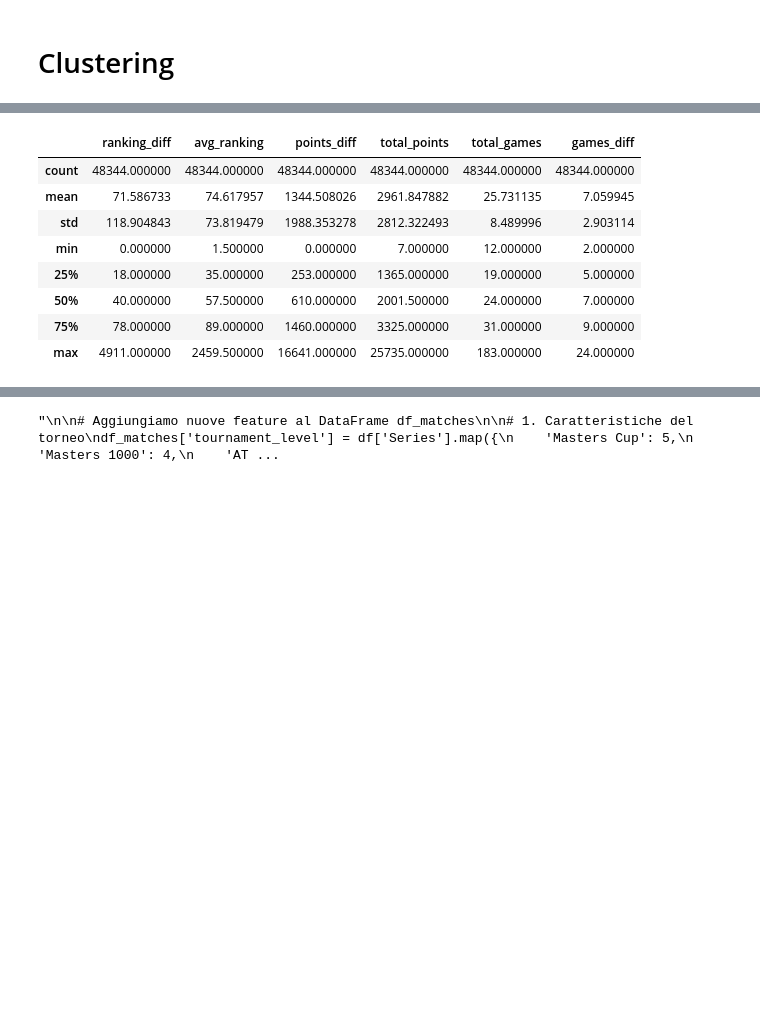
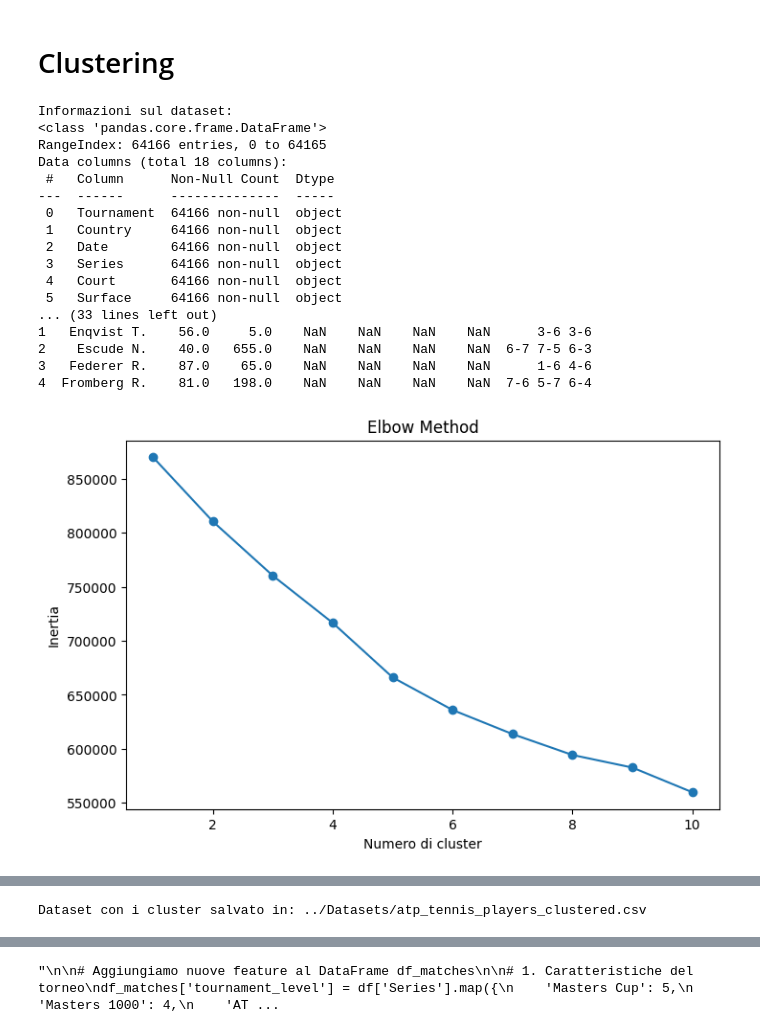
Before and after one commit to enricopierga/DataScience_2024-2025_Projects, a Jupyter notebook: Clustering/clustering_players.ipynb, the cells around one changed output, grey strips where cells are left out. Saved outputs shown, nothing was run; the diff lists cells and outputs as text; code cells hidden in the pictures; blank space fills up the shorter version.

Commit message:
clustering players

```diff
--- a/Clustering/clustering_players.ipynb
+++ b/Clustering/clustering_players.ipynb
@@ -17,6 +17,11 @@ df = pd.read_csv('../Datasets/atp_tennis.csv')
 # Rimuovere righe con valori mancanti (se presenti)
 df = df.dropna()
 # %%
+#### TEST ###
+
+
+
+
 import pandas as pd
 import numpy as np
 from sklearn.preprocessing import StandardScaler, LabelEncoder
@@ -26,7 +31,7 @@ import matplotlib.pyplot as plt
 import seaborn as sns
 
 # Caricamento del dataset
-file_path = '/Datasets/atp_tennis.csv'  # Cambia il percorso se necessario
+file_path = '../Datasets/atp_tennis.csv'  # Cambia il percorso se necessario
 data = pd.read_csv(file_path)
 
 # Esplorazione iniziale del dataset
@@ -98,31 +103,50 @@ plt.show()
 # Scegli il numero di cluster (ad esempio, 3 o in base ai grafici sopra)
 optimal_clusters = 3
 kmeans = KMeans(n_clusters=optimal_clusters, random_state=42)
 data['Cluster'] = kmeans.fit_predict(data_scaled)
 
 # -------------------------
 # Visualizzazione dei risultati
 # -------------------------
 
 # Riduzione dimensionale per visualizzazione (usando PCA)
 from sklearn.decomposition import PCA
 
 pca = PCA(n_components=2)
 data_pca = pca.fit_transform(data_scaled)
 
 plt.figure(figsize=(8, 6))
 sns.scatterplot(x=data_pca[:, 0], y=data_pca[:, 1], hue=data['Cluster'], palette='Set1', s=50)
 plt.title('Visualizzazione dei cluster')
 plt.xlabel('PC1')
 plt.ylabel('PC2')
 plt.legend(title='Cluster')
 plt.show()
 
 # -------------------------
 # Salvataggio dei risultati
 # -------------------------
 
 # Salva il dataset con i cluster assegnati
-output_path = '/Datasets/atp_tennis.csv'
+output_path = '../Datasets/atp_tennis_players_clustered.csv'
 data.to_csv(output_path, index=False)
 print(f"Dataset con i cluster salvato in: {output_path}")
+# %% [output]
+Informazioni sul dataset:
+<class 'pandas.core.frame.DataFrame'>
+RangeIndex: 64166 entries, 0 to 64165
+Data columns (total 18 columns):
+ #   Column      Non-Null Count  Dtype
+---  ------      --------------  -----
+ 0   Tournament  64166 non-null  object
+ 1   Country     64166 non-null  object
+ 2   Date        64166 non-null  object
+ 3   Series      64166 non-null  object
+ 4   Court       64166 non-null  object
+ 5   Surface     64166 non-null  object
+... (33 lines left out)
+1   Enqvist T.    56.0     5.0    NaN    NaN    NaN    NaN      3-6 3-6
+2    Escude N.    40.0   655.0    NaN    NaN    NaN    NaN  6-7 7-5 6-3
+3   Federer R.    87.0    65.0    NaN    NaN    NaN    NaN      1-6 4-6
+4  Fromberg R.    81.0   198.0    NaN    NaN    NaN    NaN  7-6 5-7 6-4
+[figure, added]
@@ -129,40 +155 @@ print(f"Dataset con i cluster salvato in: {output_path}")
+Dataset con i cluster salvato in: ../Datasets/atp_tennis_players_clustered.csv
-# %%
-# Creiamo nuove feature per ogni partita
-df_matches = pd.DataFrame()
-
-# 1. Differenza di ranking tra i giocatori
-df_matches['ranking_diff'] = abs(df['Rank_1'] - df['Rank_2'])
-
-# 2. Media ranking dei due giocatori
-df_matches['avg_ranking'] = (df['Rank_1'] + df['Rank_2']) / 2
-
-# 3. Differenza punti (se disponibili)
-if 'Pts_1' in df.columns and 'Pts_2' in df.columns:
-    df_matches['points_diff'] = abs(df['Pts_1'] - df['Pts_2'])
-    df_matches['total_points'] = df['Pts_1'] + df['Pts_2']
-
-# 4. Competitività della partita (basata sul punteggio)
-def get_match_competitiveness(row):
-    sets = row['Score'].split(' ')
-    total_games = 0
-    games_diff = 0
-    for set_score in sets:
-        if '-' in set_score:
-            games = set_score.split('-')
-            total_games += int(games[0]) + int(games[1])
-            games_diff += abs(int(games[0]) - int(games[1]))
-    return total_games, games_diff
-
-df_matches[['total_games', 'games_diff']] = df.apply(get_match_competitiveness, axis=1, result_type='expand')
-
-df_matches.describe()
-# %% [output]
-|  | ranking_diff | avg_ranking | points_diff | total_points | total_games | games_diff |
-| count | 48344.000000 | 48344.000000 | 48344.000000 | 48344.000000 | 48344.000000 | 48344.000000 |
-| mean | 71.586733 | 74.617957 | 1344.508026 | 2961.847882 | 25.731135 | 7.059945 |
-| std | 118.904843 | 73.819479 | 1988.353278 | 2812.322493 | 8.489996 | 2.903114 |
-| min | 0.000000 | 1.500000 | 0.000000 | 7.000000 | 12.000000 | 2.000000 |
-| 25% | 18.000000 | 35.000000 | 253.000000 | 1365.000000 | 19.000000 | 5.000000 |
-| 50% | 40.000000 | 57.500000 | 610.000000 | 2001.500000 | 24.000000 | 7.000000 |
-| 75% | 78.000000 | 89.000000 | 1460.000000 | 3325.000000 | 31.000000 | 9.000000 |
-| max | 4911.000000 | 2459.500000 | 16641.000000 | 25735.000000 | 183.000000 | 24.000000 |
```
Also changed, not shown: parts of 2 cells of this notebook, 6 other files.
